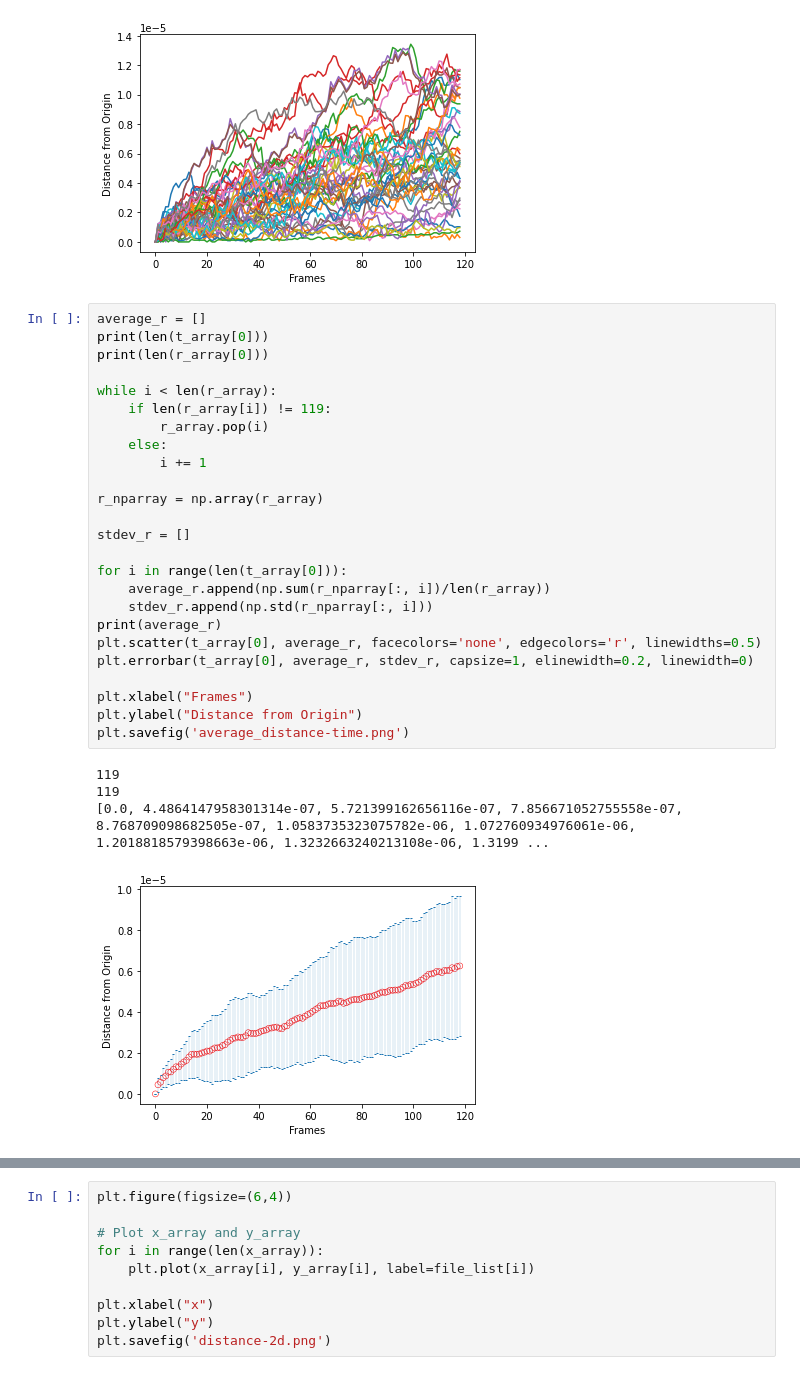
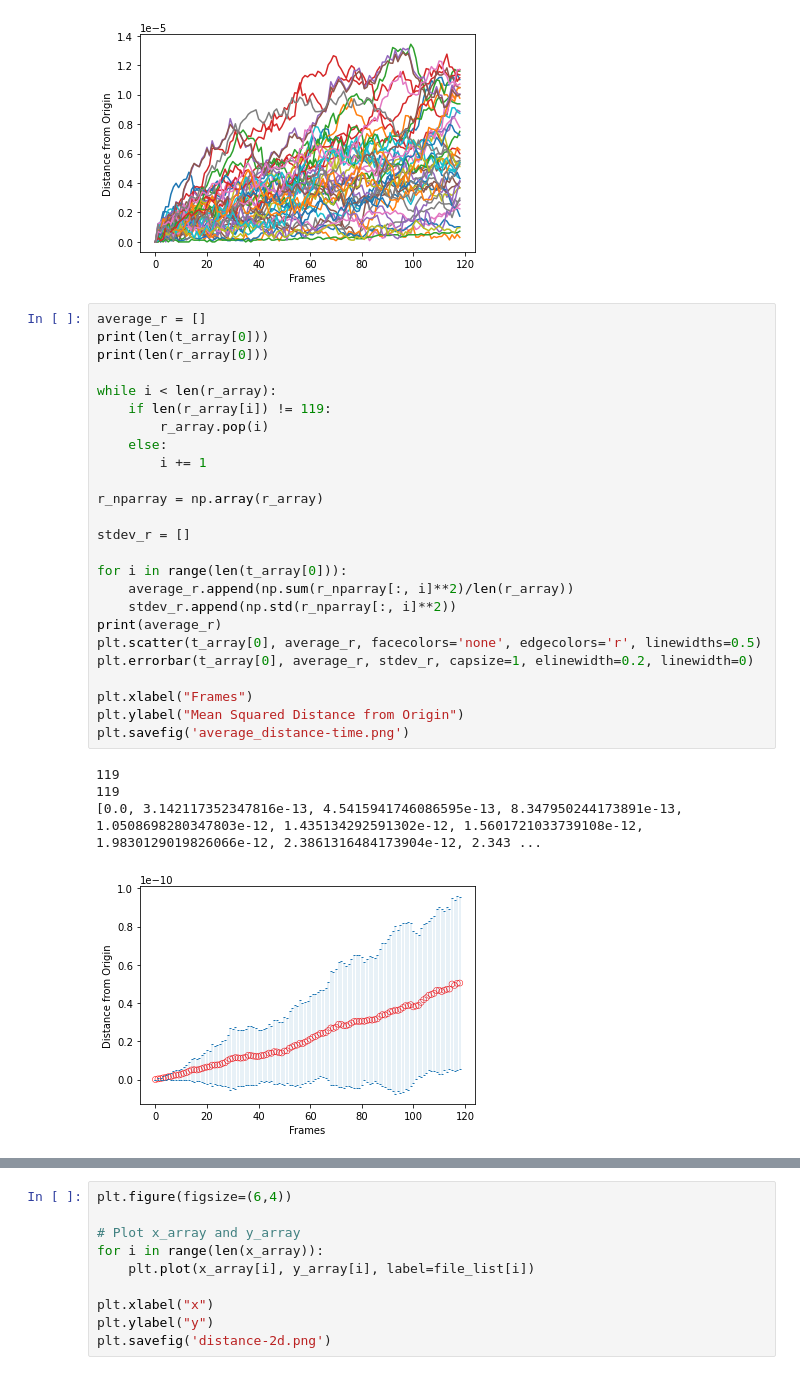
Before and after one commit to QiLinXue/thermal-motion, a Jupyter notebook: plot.ipynb, the cells around one changed output, grey strips where cells are left out. Saved outputs shown, nothing was run; the diff lists cells and outputs as text.

```diff
--- a/plot.ipynb
+++ b/plot.ipynb
@@ -154,33 +154,33 @@ plt.savefig('distance-time.png')
 # %%
 average_r = []
 print(len(t_array[0]))
 print(len(r_array[0]))
 
 while i < len(r_array):
     if len(r_array[i]) != 119:
         r_array.pop(i)
     else:
         i += 1
 
 r_nparray = np.array(r_array)
 
 stdev_r = []
 
 for i in range(len(t_array[0])):
-    average_r.append(np.sum(r_nparray[:, i])/len(r_array))
-    stdev_r.append(np.std(r_nparray[:, i]))
+    average_r.append(np.sum(r_nparray[:, i]**2)/len(r_array))
+    stdev_r.append(np.std(r_nparray[:, i]**2))
 print(average_r)
 plt.scatter(t_array[0], average_r, facecolors='none', edgecolors='r', linewidths=0.5)
 plt.errorbar(t_array[0], average_r, stdev_r, capsize=1, elinewidth=0.2, linewidth=0)
 
 plt.xlabel("Frames")
-plt.ylabel("Distance from Origin")
+plt.ylabel("Mean Squared Distance from Origin")
 plt.savefig('average_distance-time.png')
 # %% [output]
 119
 119
-[0.0, 4.4864147958301314e-07, 5.721399162656116e-07, 7.856671052755558e-07, 8.768709098682505e-07, 1.0583735323075782e-06, 1.072760934976061e-06, 1.2018818579398663e-06, 1.3232663240213108e-06, 1.3199 ...
+[0.0, 3.142117352347816e-13, 4.5415941746086595e-13, 8.347950244173891e-13, 1.0508698280347803e-12, 1.435134292591302e-12, 1.5601721033739108e-12, 1.9830129019826066e-12, 2.3861316484173904e-12, 2.343 ...
-[figure, old version]
+[figure, new version]
 # %%
 plt.figure(figsize=(6,4))
 
```
Also changed, not shown: parts of 3 cells of this notebook.
